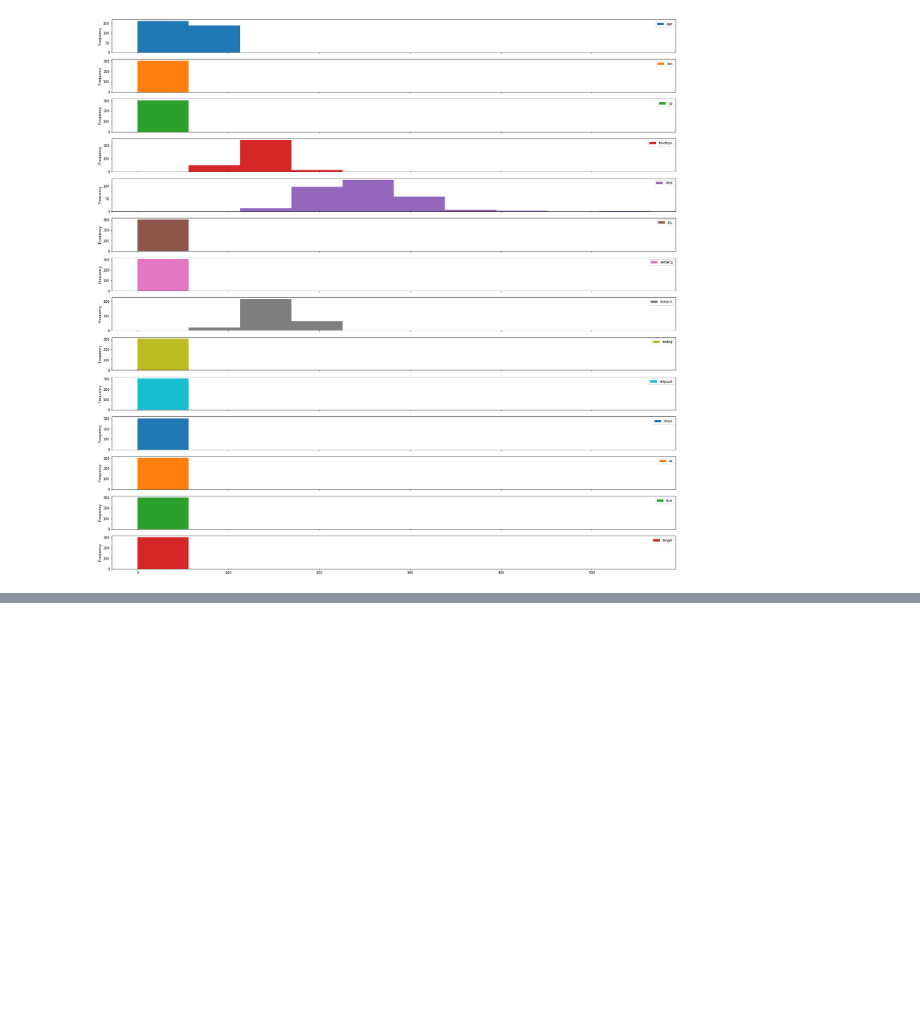
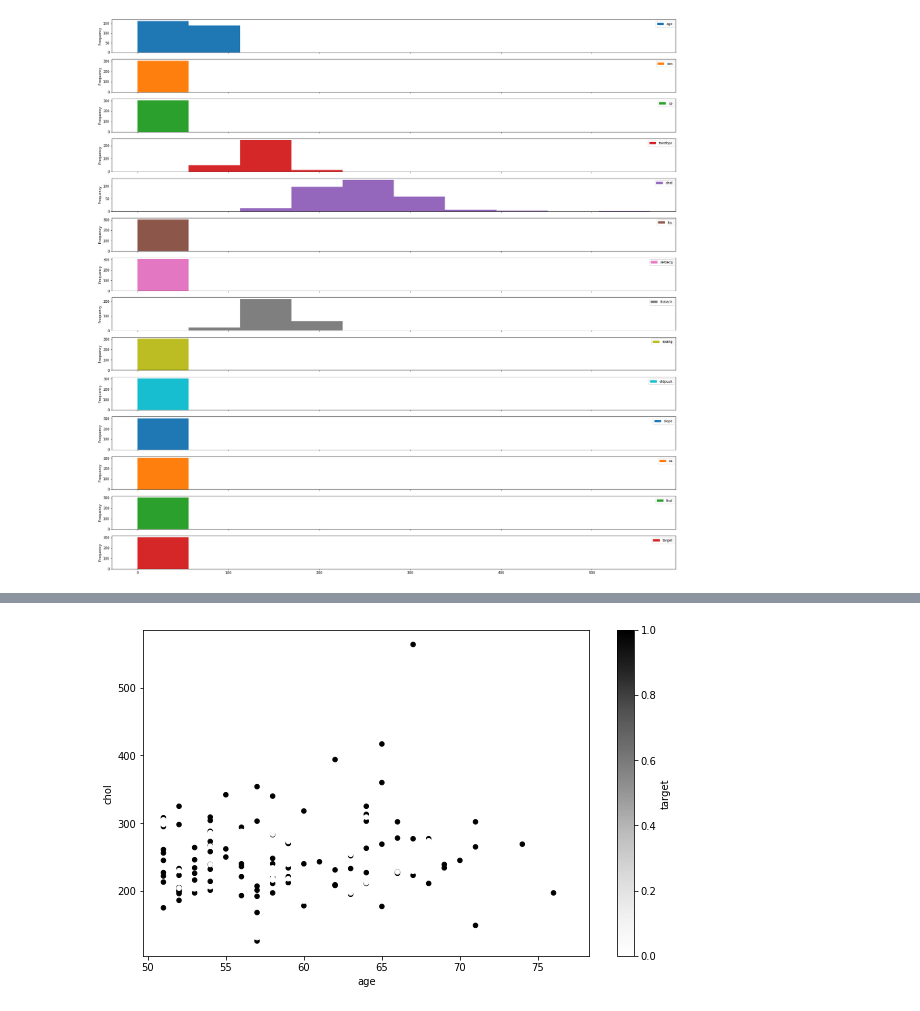
Before and after one commit to Manjeete/ML_Introduction, a Jupyter notebook: Intro-To-Matplotlib.ipynb, the cells around one changed output, grey strips where cells are left out. Cells and saved outputs as stored; diff of their text form; code cells hidden in the pictures; blank space fills up the shorter version.

```diff
--- a/Intro-To-Matplotlib.ipynb
+++ b/Intro-To-Matplotlib.ipynb
@@ -447,0 +480,4 @@ heart.plot.hist(figsize =(30,30), subplots=True);
+# %%
+fig
+# %% [output]
+[figure, added]
```
Also changed, not shown: parts of 29 cells of this notebook, 1 other file.
